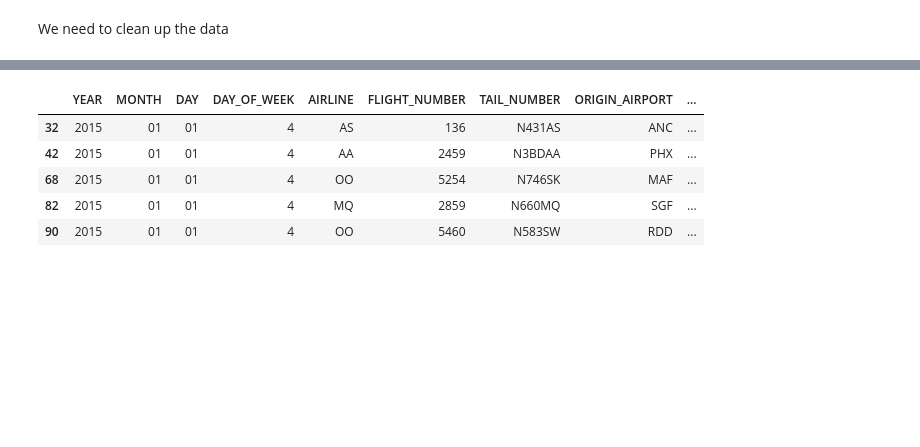
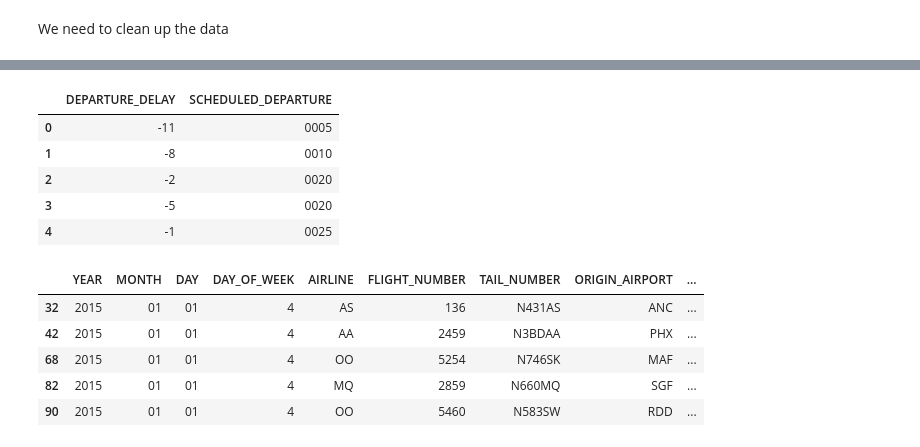
Before and after one commit to talk-ryan/FlightsData, a Jupyter notebook: FlightDataEDA.ipynb, the cells around one changed output, grey strips where cells are left out. Drawn from its saved outputs; the diff is of its cells as text; code cells hidden in the pictures; blank space fills up the shorter version.

```diff
--- a/FlightDataEDA.ipynb
+++ b/FlightDataEDA.ipynb
@@ -82,0 +48,31 @@ df_missingDelays = df[df["DEPARTURE_DELAY"].isnull()]
+# %%
+# Add 0 padding for the datetime transformation
+df["MONTH"] = df["MONTH"].apply(lambda s: s.zfill(2))
+df["DAY"] = df["DAY"].apply(lambda s: s.zfill(2))
+
+# Change Scheduled_departure to Datetime
+df["SCHEDULED_DEPARTURE"] = pd.to_datetime(df["YEAR"]+df["MONTH"]+df["DAY"]+df["SCHEDULED_DEPARTURE"], format="%Y%m%d%H%M")
+
+# We need to take into account the departure delay when converting DEPARTURE TIME to datetime
+df["DEPARTURE_DELAY"] = pd.to_timedelta(df["DEPARTURE_DELAY"]+"m", errors="coerce")
+
+# Now that we have a time delta we can simply add scheduled departure to Departure Delay
+# to get a datetime object for Departure Time
+df["DEPARTURE_TIME"] = df["DEPARTURE_DELAY"] + df["SCHEDULED_DEPARTURE"]
+# %%
+# We follow the same logic for Scheduled time to Scheduled Arrival time
+df["SCHEDULED_TIME"] = pd.to_timedelta(df["SCHEDULED_TIME"]+"m", errors="coerce")
+df["SCHEDULED_ARRIVAL"] = df["SCHEDULED_TIME"] + df["SCHEDULED_DEPARTURE"]
+
+# And Arrival time
+df["ELAPSED_TIME"] = pd.to_timedelta(df["ELAPSED_TIME"] + "m", errors="coerce")
+df["ARRIVAL_DELAY"] = pd.to_timedelta(df["ARRIVAL_DELAY"] + "m", errors="coerce")
+# We could also calculate with Elapsed time + departure time
+df["ARRIVAL_TIME"] = df["ARRIVAL_DELAY"] + df["SCHEDULED_ARRIVAL"]
+# %%
+# Clean the rest of the Delay Variables
+df["AIR_SYSTEM_DELAY"] = pd.to_timedelta(df["AIR_SYSTEM_DELAY"] + "m", errors="coerce")
+df["SECURITY_DELAY"] = pd.to_timedelta(df["SECURITY_DELAY"] + "m", errors="coerce")
+df["AIRLINE_DELAY"] = pd.to_timedelta(df["AIRLINE_DELAY"] + "m", errors="coerce")
+df["LATE_AIRCRAFT_DELAY"] = pd.to_timedelta(df["LATE_AIRCRAFT_DELAY"] + "m", errors="coerce")
+df["WEATHER_DELAY"] = pd.to_timedelta(df["WEATHER_DELAY"] + "m", errors="coerce")
@@ -82,0 +100,5 @@ df_missingDelays = df[df["DEPARTURE_DELAY"].isnull()]
+# %%
+df_test = df.head()
+# pd.to_timedelta(df_test["DEPARTURE_DELAY"]+"m", errors="coerce")
+# np.timedelta64(df_test["DEPARTURE_DELAY"], "m")
+df_test["DEPARTURE_DELAY"] + df_test["SCHEDULED_DEPARTURE"]
@@ -83,4 +112,7 @@ df_missingDelays = df[df["DEPARTURE_DELAY"].isnull()]
 # %%
+df_missingDelays = df[df["DEPARTURE_DELAY"].isnull()]
+# astype(np.int64)
 df_missingDelays[["SCHEDULED_DEPARTURE", "DEPARTURE_TIME", "CANCELLED"]].head()
 df["SCH_DEP_DT"].head()
+df_test[["DEPARTURE_DELAY", "SCHEDULED_DEPARTURE"]].head()
 # %% [output]
@@ -93,3 +119,9 @@ Name: SCH_DEP_DT, dtype: datetime64[ns]
+|  | DEPARTURE_DELAY | SCHEDULED_DEPARTURE |
+| 0 | -11 | 0005 |
+| 1 | -8 | 0010 |
+| 2 | -2 | 0020 |
+| 3 | -5 | 0020 |
+| 4 | -1 | 0025 |
 # %%
 df_cancelled = df.loc[df["CANCELLED"] == "1"]
 df_cancelled.head()
```
Also changed, not shown: parts of 7 cells of this notebook.
